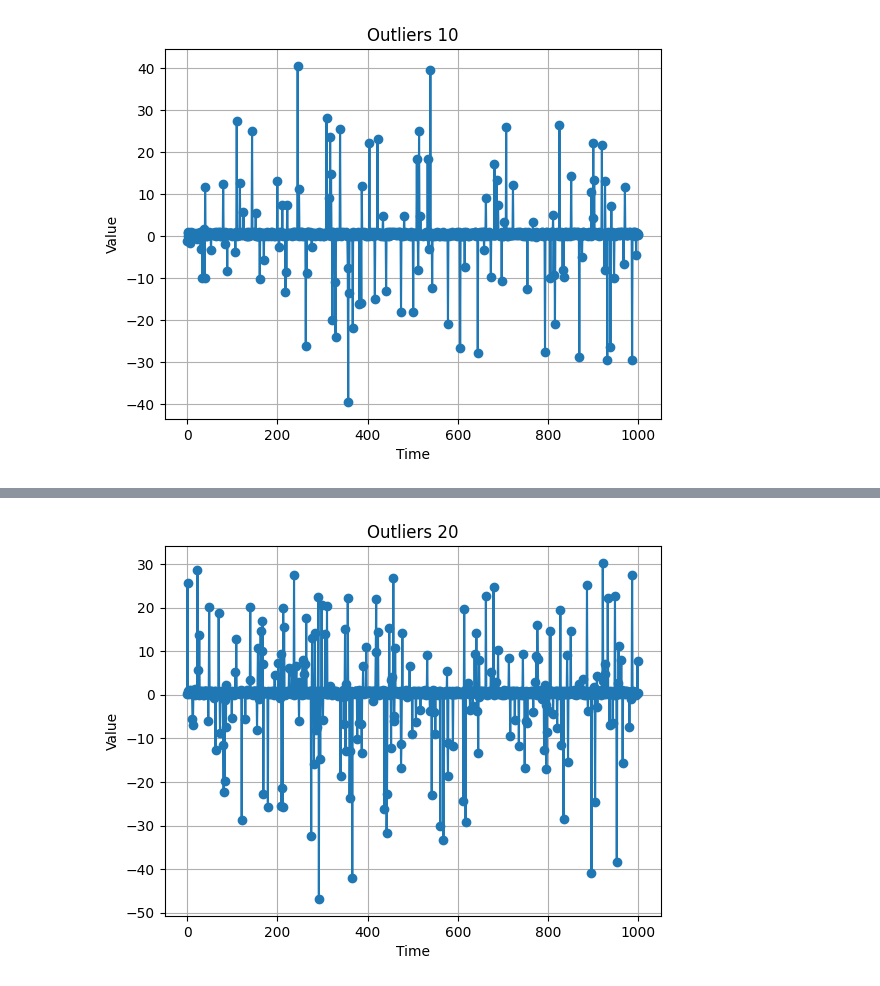
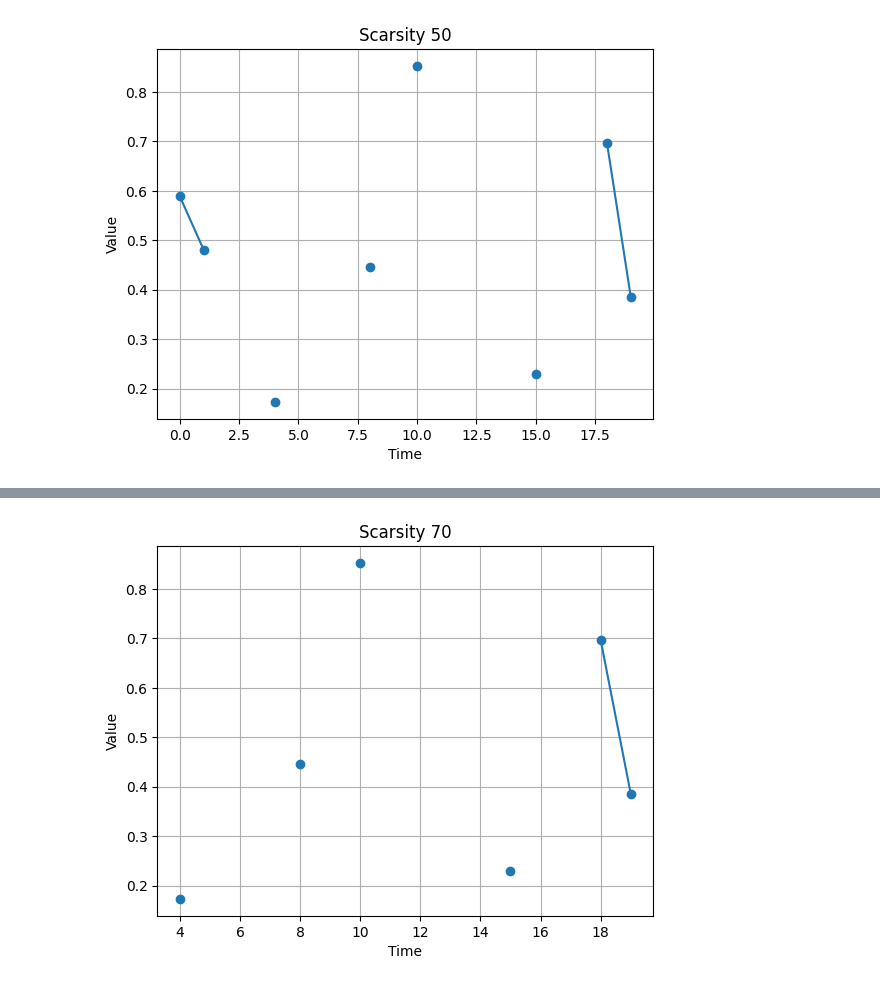
Before and after one commit to eXascaleInfolab/TSM-Bench, a Jupyter notebook: misc/compression_data_generation.ipynb, the cells around one changed output, grey strips where cells are left out. Cells and saved outputs as stored; diff of their text form; code cells hidden in the pictures.

```diff
--- a/misc/compression_data_generation.ipynb
+++ b/misc/compression_data_generation.ipynb
@@ -120,15 +108,19 @@ def export(ts, file):
 # %%
 length=10000
 num_series = 100
-outlier_percentages = [1,2,5,10,20] #[1,2,5,10,20]
-repeats_percentages = []# [10,30,50,70,90]
-scarsity_percentages = []#[10,20,30,40,50,60,70,90,99]
-delta_percentages = [] #[1,2,10]
+outlier_percentages = [0,1,2,5,10,20] #[1,2,5,10,20]
+repeats_percentages =  [0,10,30,50,70,90]
+scarsity_percentages = [0,10,30,50,70,90]
+delta_percentages = [1,2,10] #[1,2,10]
 
 
+
+
+#larger outliers
 # for outlier_percentage in outlier_percentages:
-#     random.seed(10)
-#     time_series_data = generate_outliers(length, num_series, outlier_percentage)
+#     random.seed(42)
+#     np.random.seed(seed=0)
+#     time_series_data = generate_outliers(length, num_series, outlier_percentage,std=15)
 #     time_series_data = export(time_series_data, 'outliers_'+str(outlier_percentage)+'.csv')
 #     # Plot the time series
 #     time_series_data.iloc[(time_series_data['id_station'] == "st0").values, 3].plot(marker='o', linestyle='-')
@@ -138,51 +130,39 @@ delta_percentages = [] #[1,2,10]
 #     plt.grid(True)
 #     plt.show()
 
-#larger outliers
-for outlier_percentage in outlier_percentages:
-    random.seed(10)
-    time_series_data = generate_outliers(length, num_series, outlier_percentage,std=15)
-    time_series_data = export(time_series_data, 'large_outliers_'+str(outlier_percentage)+'.csv')
-    # Plot the time series
-    time_series_data.iloc[(time_series_data['id_station'] == "st0").values, 3].plot(marker='o', linestyle='-')
-    plt.title('Outliers ' + str(outlier_percentage) )
-    plt.xlabel('Time')
-    plt.ylabel('Value')
-    plt.grid(True)
-    plt.show()
-
-for repeats_percentage in repeats_percentages:
-    random.seed(42)
-    time_series_data = generate_repeats(length, num_series, repeats_percentage)
-    time_series_data = export(time_series_data, 'repeats_'+str(repeats_percentage)+'.csv')
-    # Plot the time series
-    time_series_data.iloc[(time_series_data['id_station'] == "st0").values, 3].plot(marker='o', linestyle='-')
-    plt.title('Repeats ' + str(repeats_percentage) )
-    plt.xlabel('Time')
-    plt.ylabel('Value')
-    plt.grid(True)
-    plt.show()
+# for repeats_percentage in repeats_percentages:
+#     random.seed(42)
+#     time_series_data = generate_repeats(length, num_series, repeats_percentage)
+#     time_series_data = export(time_series_data, 'repeats_'+str(repeats_percentage)+'.csv')
+#     # Plot the time series
+#     time_series_data.iloc[:200, 3].plot(marker='o', linestyle='-')
+#     plt.title('Repeats ' + str(repeats_percentage) )
+#     plt.xlabel('Time')
+#     plt.ylabel('Value')
+#     plt.grid(True)
+#     plt.show()
 
 
 for scarsity_percentage in scarsity_percentages:
     random.seed(42)
     time_series_data = generate_scarsity(length, num_series, scarsity_percentage)
     time_series_data = export(time_series_data, 'scarsity_'+str(scarsity_percentage)+'.csv')
-    time_series_data.iloc[(time_series_data['id_station'] == "st0").values, 3].plot(marker='o', linestyle='-')
+    time_series_data.iloc[:20, 3].plot(marker='o', linestyle='-')
     plt.title('Scarsity ' + str(scarsity_percentage) )
     plt.xlabel('Time')
     plt.ylabel('Value')
     plt.grid(True)
     plt.show()
+    print(time_series_data.iloc[-20:, 3])
 
-for delta_percentage in delta_percentages:
-    random.seed(42)
-    time_series_data = generate_delta(length, num_series, delta_percentage)
-    time_series_data = export(time_series_data, 'delta_'+str(delta_percentage)+'.csv')
-    time_series_data.iloc[(time_series_data['id_station'] == "st0").values, 3].plot(marker='o', linestyle='-')
-    plt.title('Delta ' + str(delta_percentage) )
-    plt.xlabel('Time')
-    plt.ylabel('Value')
-    plt.grid(True)
-    plt.show()
+# for delta_percentage in delta_percentages:
+#     random.seed(42)
+#     time_series_data = generate_delta(length, num_series, delta_percentage)
+#     time_series_data = export(time_series_data, 'delta_'+str(delta_percentage)+'.csv')
+#     time_series_data.iloc[(time_series_data['id_station'] == "st0").values, 3].plot(marker='o', linestyle='-')
+#     plt.title('Delta ' + str(delta_percentage) )
+#     plt.xlabel('Time')
+#     plt.ylabel('Value')
+#     plt.grid(True)
+#     plt.show()
 # %% [output]
@@ -192 +223 @@ for delta_percentage in delta_percentages:
-[figure, old version]
+[figure, new version]
@@ -193 +241 @@ for delta_percentage in delta_percentages:
-[figure, old version]
+[figure, new version]
```
Also changed, not shown: parts of 5 cells of this notebook, 10 other files.
